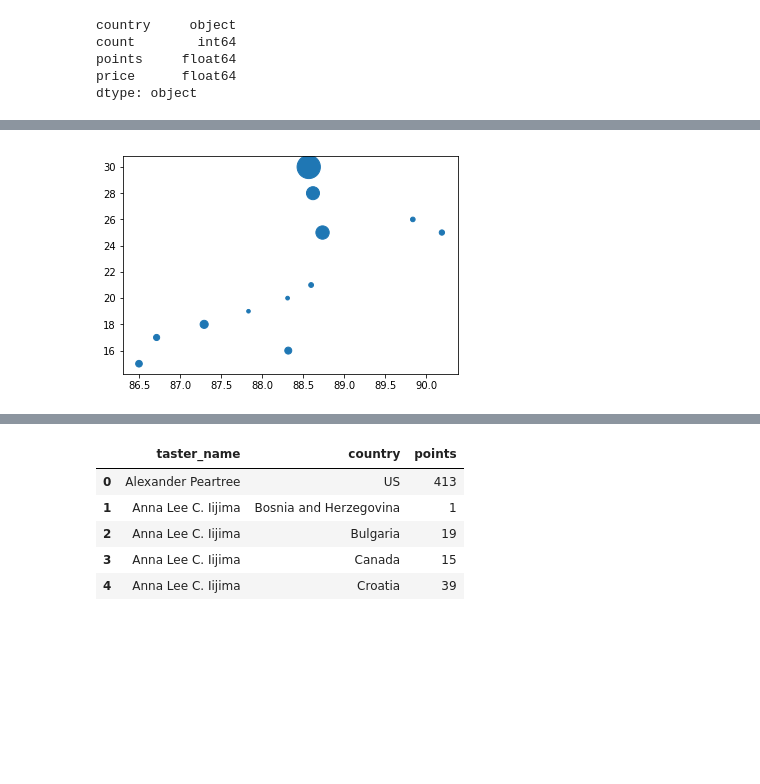
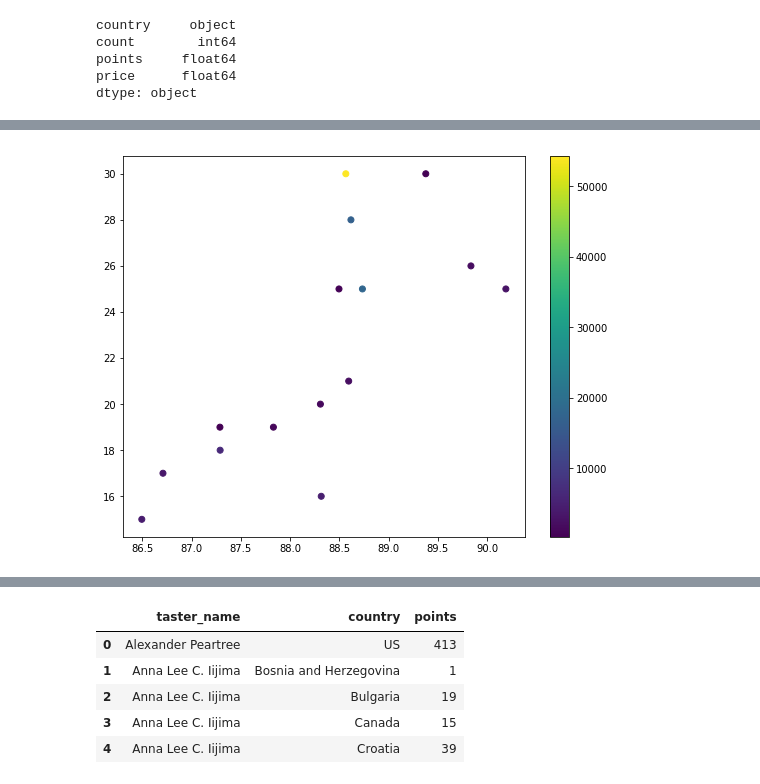
Before and after one commit to renatonico/Pygeons, a Jupyter notebook: notebooks/angel.ipynb, the cells around one changed output, grey strips where cells are left out. Cells and saved outputs as stored; diff of their text form; code cells hidden in the pictures; blank space fills up the shorter version.

```diff
--- a/notebooks/angel.ipynb
+++ b/notebooks/angel.ipynb
@@ -484,7 +517,9 @@ plt.show()
 # %%
-test2_df = test_df[test_df['count']>=500]
-plt.scatter(test2_df['points'], test2_df['price'], s=test2_df['count']*.01)
+test2_df = test_df[test_df['count']>=200]
+plt.figure(figsize=(9,7))
+plt.scatter(test2_df['points'], test2_df['price'], c=test2_df['count'])
+plt.colorbar()
 
 plt.show()
 # %% [output]
-[figure, old version]
+[figure, new version]
```
Also changed, not shown: parts of 24 cells of this notebook, 1 other file.
